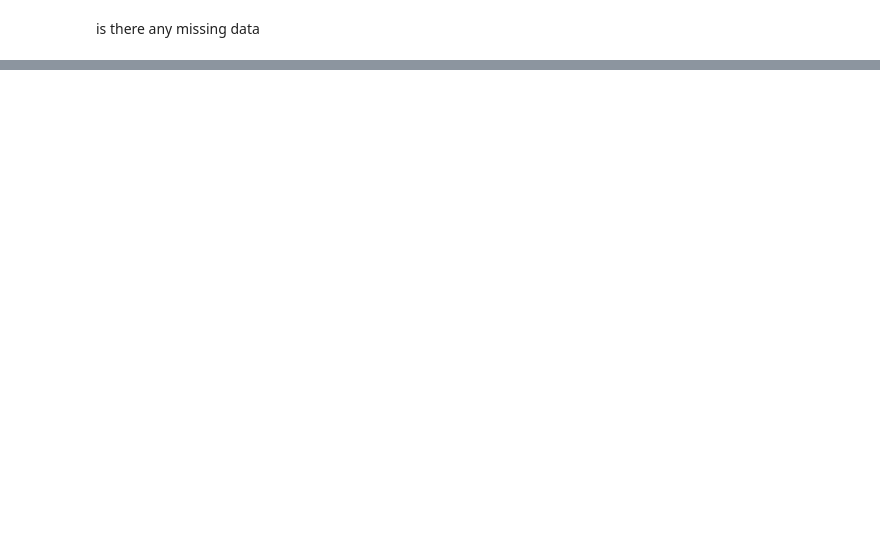
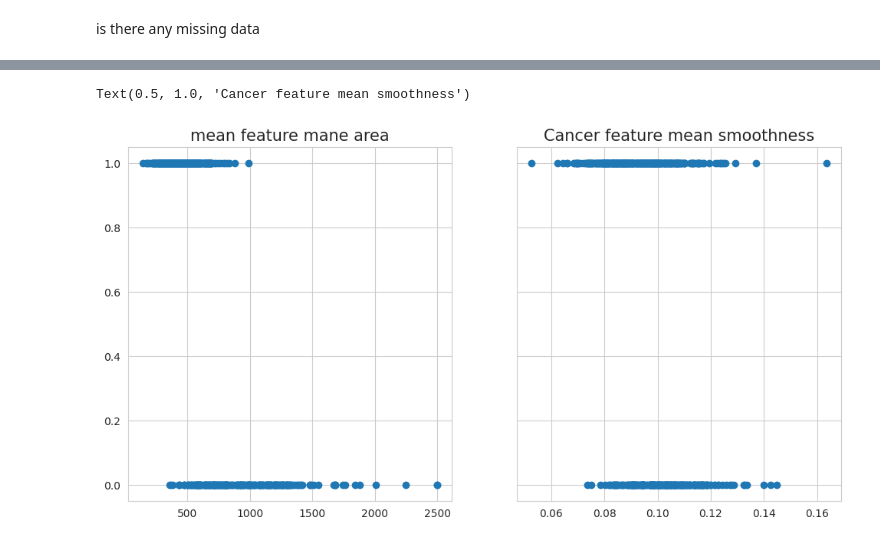
Before and after one commit to KMadhu10/AIML_1374, a Jupyter notebook: Lab07_AIML.ipynb, the cells around one changed output, grey strips where cells are left out. Cells and saved outputs as stored; diff of their text form; code cells hidden in the pictures; blank space fills up the shorter version.

```diff
--- a/Lab07_AIML.ipynb
+++ b/Lab07_AIML.ipynb
@@ -107,0 +129,3 @@ np.sum(pd.isnull(df).sum)
+# %%
+df['Cancer'] = pd.DataFrame(cancer['target'])
+df.head()
@@ -107,0 +142,3 @@ np.sum(pd.isnull(df).sum)
+# %%
+sns.set_style('whitegrid')
+sns.countplot(x='Cancer',hue='mean radius',data=df,palette='RdBu_r')
@@ -107,0 +182,9 @@ np.sum(pd.isnull(df).sum)
+# %%
+f,(ax1,ax2) = plt.subplots(1,2,sharey=True,figsize=(12,6))
+ax1.scatter(df['mean area'],df ['Cancer'])
+ax1.set_title('mean feature mane area',fontsize=15)
+ax2.scatter(df['mean smoothness'],df ['Cancer'])
+ax2.set_title('Cancer feature mean smoothness', fontsize=15)
+# %% [output]
+Text(0.5, 1.0, 'Cancer feature mean smoothness')
+[figure, added]
```
Also changed, not shown: parts of 22 cells of this notebook.
